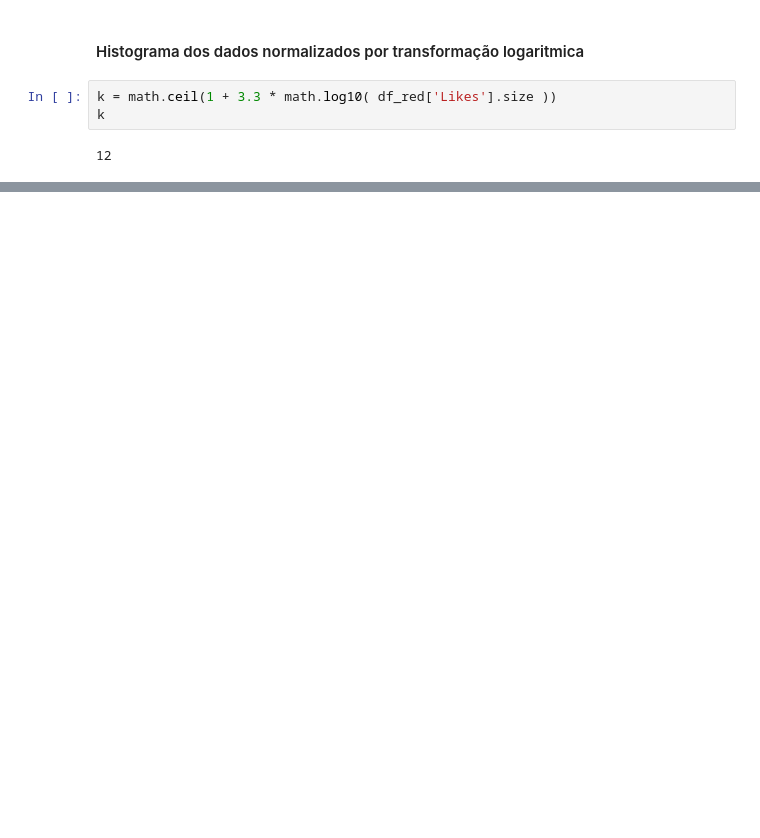
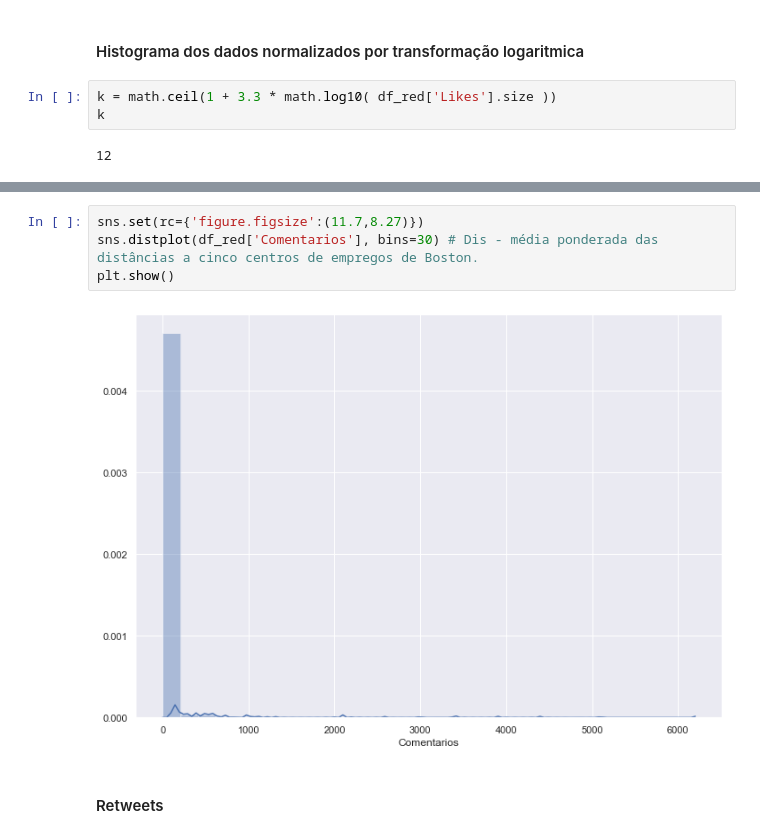
Before and after one commit to rmouram/webscrapVacineTweets, a Jupyter notebook: Análise Estatística.ipynb, the cells around one changed output, grey strips where cells are left out. Saved outputs shown, nothing was run; the diff lists cells and outputs as text; blank space fills up the shorter version.

```diff
--- a/Análise Estatística.ipynb
+++ b/Análise Estatística.ipynb
@@ -418,0 +626,8 @@ plt.show()
+# %%
+sns.set(rc={'figure.figsize':(11.7,8.27)})
+sns.distplot(df_red['Comentarios'], bins=30) # Dis - média ponderada das distâncias a cinco centros de empregos de Boston.
+plt.show()
+# %% [output]
+[figure, added]
+# %% [markdown]
+#### Retweets
```
Also changed, not shown: parts of 47 cells of this notebook.
